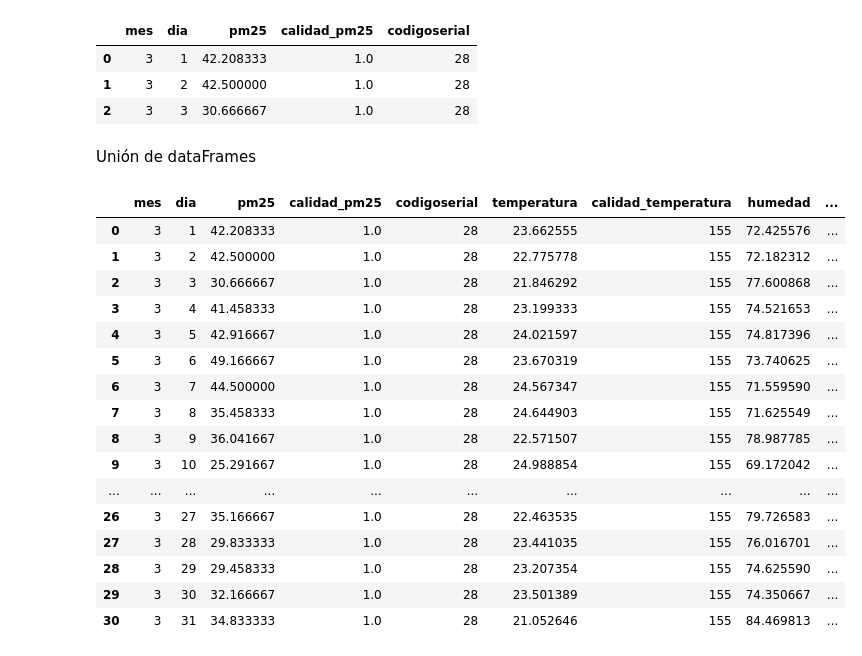
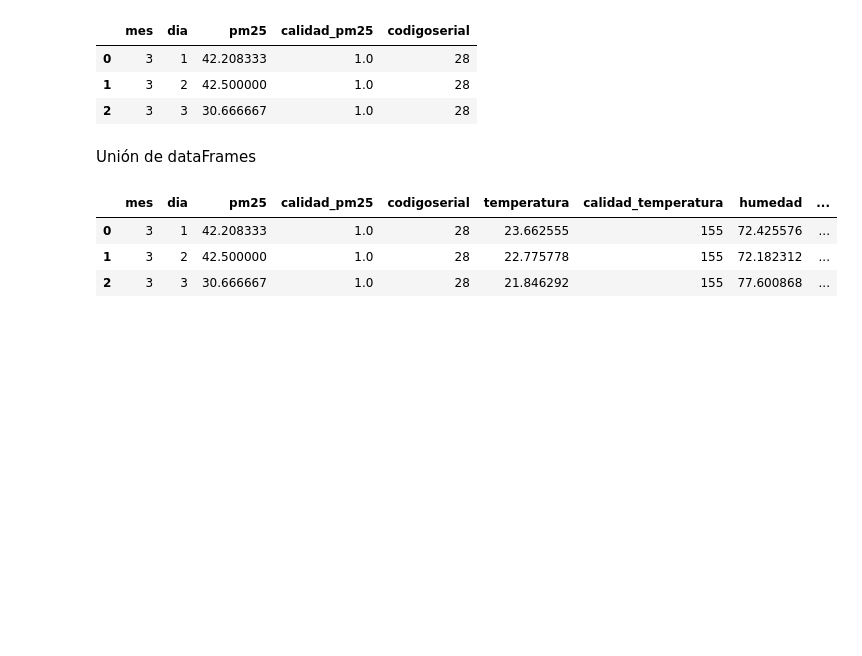
Before and after one commit to kennethLeonel/Monografia-calidad-del-aire-valle-de-aburra, a Jupyter notebook: Proyecto_dataset.ipynb, the cells around one changed output. Saved outputs shown, nothing was run; the diff lists cells and outputs as text; code cells hidden in the pictures; blank space fills up the shorter version.

```diff
--- a/Proyecto_dataset.ipynb
+++ b/Proyecto_dataset.ipynb
@@ -43,7 +43,7 @@ temp_cal='https://raw.githubusercontent.com/kennethLeonel/Monografia-calidad-del
 humedad_cal='https://raw.githubusercontent.com/kennethLeonel/Monografia-calidad-del-aire-valle-de-aburra/main/69_Caldas/humedad/estacion_data_humedad_105__20240201_20240229.csv'
 precipitacion_cal='https://raw.githubusercontent.com/kennethLeonel/Monografia-calidad-del-aire-valle-de-aburra/main/69_Caldas/precipitacion/estacion_data_precipitacion_105__20240201_20240229.csv'
 presion_cal='https://raw.githubusercontent.com/kennethLeonel/Monografia-calidad-del-aire-valle-de-aburra/main/69_Caldas/presion/estacion_data_presion_105__20240201_20240229.csv'
-vientos_cal='https://raw.githubusercontent.com/kennethLeonel/Monografia-calidad-del-aire-valle-de-aburra/main/69_Caldas/estacion_data_calidadaire_69_20240301_20240331.csv'
+vientos_cal='https://raw.githubusercontent.com/kennethLeonel/Monografia-calidad-del-aire-valle-de-aburra/main/69_Caldas/vientos/estacion_data_vientos_105__20240201_20240229.csv'
 
 temp_cal=get_data(temp_cal)
 humedad_cal=get_data(humedad_cal)
@@ -237,7 +237,30 @@ vientosItaguiPromedio = sacarPromedio(vientos_ita,'velocidad_prom','calidad_vien
+# %%
+#Sacar promedio Itagui
+temperaturaItaguiPromedio = sacarPromedio(temp_ita, 'temperatura', 'calidad_temperatura',1)
+humedadItaguiPromedio = sacarPromedio(humedad_ita, 'humedad','calidad_humedad',1)
+presionItaguiPromedio = sacarPromedio(presion_ita, 'presion','calidad_presion',1)
+precipitacionItaguiPromedio = sacarPromedio(precipitacion_ita, 'p1','calidad_precipitacion',1)
+vientosItaguiPromedio = sacarPromedio(vientos_ita,'velocidad_prom','calidad_viento',3)
+
+#Sacar promedio Caldas
+temperaturaCaldasPromedio = sacarPromedio(temp_cal, 'temperatura', 'calidad_temperatura',1)
+humedadCaldasPromedio = sacarPromedio(humedad_cal,'humedad','calidad_humedad',1)
+precipitacionCaldasPromedio = sacarPromedio(precipitacion_cal, 'p1','calidad_precipitacion',1)
+presionCaldasPromedio = sacarPromedio(presion_cal, 'presion','calidad_presion',1)
+vientosCaldasPromedio = sacarPromedio(vientos_cal,'velocidad_prom','calidad_viento',3)
+
+#Sacar promedio Aranjuez
+temperaturaAranjuezPromedio = sacarPromedio(temp_aranj, 'temperatura', 'calidad_temperatura',1)
+humedadAranjuezPromedio = sacarPromedio(humedad_aranj,'humedad','calidad_humedad',1)
+precipitacionAranjuezPromedio = sacarPromedio(precipitacion_aranj, 'p1','calidad_precipitacion',1)
+presionAranjuezPromedio = sacarPromedio(presion_aranj, 'presion','calidad_presion',1)
+vientosAranjuezPromedio = sacarPromedio(vientos_aranj,'velocidad_prom','calidad_viento',3)
 # %% [markdown]
 Al dataframe dataCalidadFiltrada se necesita sacar el promedio por dia para después concatanar las demas variables con el dataframe
 # %%
 calidadAireItagui = sacarPromedio(dataCalidadFiltradaItagui, 'pm25', 'calidad_pm25',2)
+calidadAireCaldas = sacarPromedio(dataCalidadFiltradaCaldas, 'pm25', 'calidad_pm25',2)
+calidadAireAranjuez = sacarPromedio(dataCalidadFiltradaAranjuez, 'pm25', 'calidad_pm25',2)
 calidadAireItagui.iloc[:3]
 # %% [output]
 |  | mes | dia | pm25 | calidad_pm25 | codigoserial |
@@ -249,35 +272,39 @@ Unión de dataFrames
 # %%
 #Unir los datframes
 def unirDatos(data1, data2):
     """"
     Función para unir dos dataframes
     In[0]: dataset1, dataset2
     Out[0]: dataset unido
     """
     return pd.merge(data1,data2,on=['mes','dia'],how='inner')
 
+#Unir los dataframes de la estación Itagui
 calidadAireItaguiUnido = unirDatos(calidadAireItagui,temperaturaItaguiPromedio)
 calidadAireItaguiUnido = unirDatos(calidadAireItaguiUnido,humedadItaguiPromedio)
 calidadAireItaguiUnido = unirDatos(calidadAireItaguiUnido,presionItaguiPromedio)
 calidadAireItaguiUnido = unirDatos(calidadAireItaguiUnido,precipitacionItaguiPromedio)
 calidadAireItaguiUnido = unirDatos(calidadAireItaguiUnido,vientosItaguiPromedio)
 
-calidadAireItaguiUnido
+#Unir los dataframes de la estación Caldas
+
+calidadAireCaldasUnido = unirDatos(calidadAireCaldas,temperaturaCaldasPromedio)
+calidadAireCaldasUnido = unirDatos(calidadAireCaldasUnido,humedadCaldasPromedio)
+calidadAireCaldasUnido = unirDatos(calidadAireCaldasUnido,precipitacionCaldasPromedio)
+calidadAireCaldasUnido = unirDatos(calidadAireCaldasUnido,presionCaldasPromedio)
+calidadAireCaldasUnido = unirDatos(calidadAireCaldasUnido,vientosCaldasPromedio)
+
+#Unir los dataframes de la estación Aranjuez
+
+calidadAireAranjuezUnido = unirDatos(calidadAireAranjuez,temperaturaAranjuezPromedio)
+calidadAireAranjuezUnido = unirDatos(calidadAireAranjuezUnido,humedadAranjuezPromedio)
+calidadAireAranjuezUnido = unirDatos(calidadAireAranjuezUnido,precipitacionAranjuezPromedio)
+calidadAireAranjuezUnido = unirDatos(calidadAireAranjuezUnido,presionAranjuezPromedio)
+calidadAireAranjuezUnido = unirDatos(calidadAireAranjuezUnido,vientosAranjuezPromedio)
+
+calidadAireItaguiUnido.iloc[:3]
 # %% [output]
 |  | mes | dia | pm25 | calidad_pm25 | codigoserial | temperatura | calidad_temperatura | humedad | ... |
 | 0 | 3 | 1 | 42.208333 | 1.0 | 28 | 23.662555 | 155 | 72.425576 | ... |
 | 1 | 3 | 2 | 42.500000 | 1.0 | 28 | 22.775778 | 155 | 72.182312 | ... |
 | 2 | 3 | 3 | 30.666667 | 1.0 | 28 | 21.846292 | 155 | 77.600868 | ... |
-| 3 | 3 | 4 | 41.458333 | 1.0 | 28 | 23.199333 | 155 | 74.521653 | ... |
-| 4 | 3 | 5 | 42.916667 | 1.0 | 28 | 24.021597 | 155 | 74.817396 | ... |
-| 5 | 3 | 6 | 49.166667 | 1.0 | 28 | 23.670319 | 155 | 73.740625 | ... |
-| 6 | 3 | 7 | 44.500000 | 1.0 | 28 | 24.567347 | 155 | 71.559590 | ... |
-| 7 | 3 | 8 | 35.458333 | 1.0 | 28 | 24.644903 | 155 | 71.625549 | ... |
-| 8 | 3 | 9 | 36.041667 | 1.0 | 28 | 22.571507 | 155 | 78.987785 | ... |
-| 9 | 3 | 10 | 25.291667 | 1.0 | 28 | 24.988854 | 155 | 69.172042 | ... |
-| ... | ... | ... | ... | ... | ... | ... | ... | ... | ... |
-| 26 | 3 | 27 | 35.166667 | 1.0 | 28 | 22.463535 | 155 | 79.726583 | ... |
-| 27 | 3 | 28 | 29.833333 | 1.0 | 28 | 23.441035 | 155 | 76.016701 | ... |
-| 28 | 3 | 29 | 29.458333 | 1.0 | 28 | 23.207354 | 155 | 74.625590 | ... |
-| 29 | 3 | 30 | 32.166667 | 1.0 | 28 | 23.501389 | 155 | 74.350667 | ... |
-| 30 | 3 | 31 | 34.833333 | 1.0 | 28 | 21.052646 | 155 | 84.469813 | ... |
```
Also changed, not shown: parts of 6 cells of this notebook.
